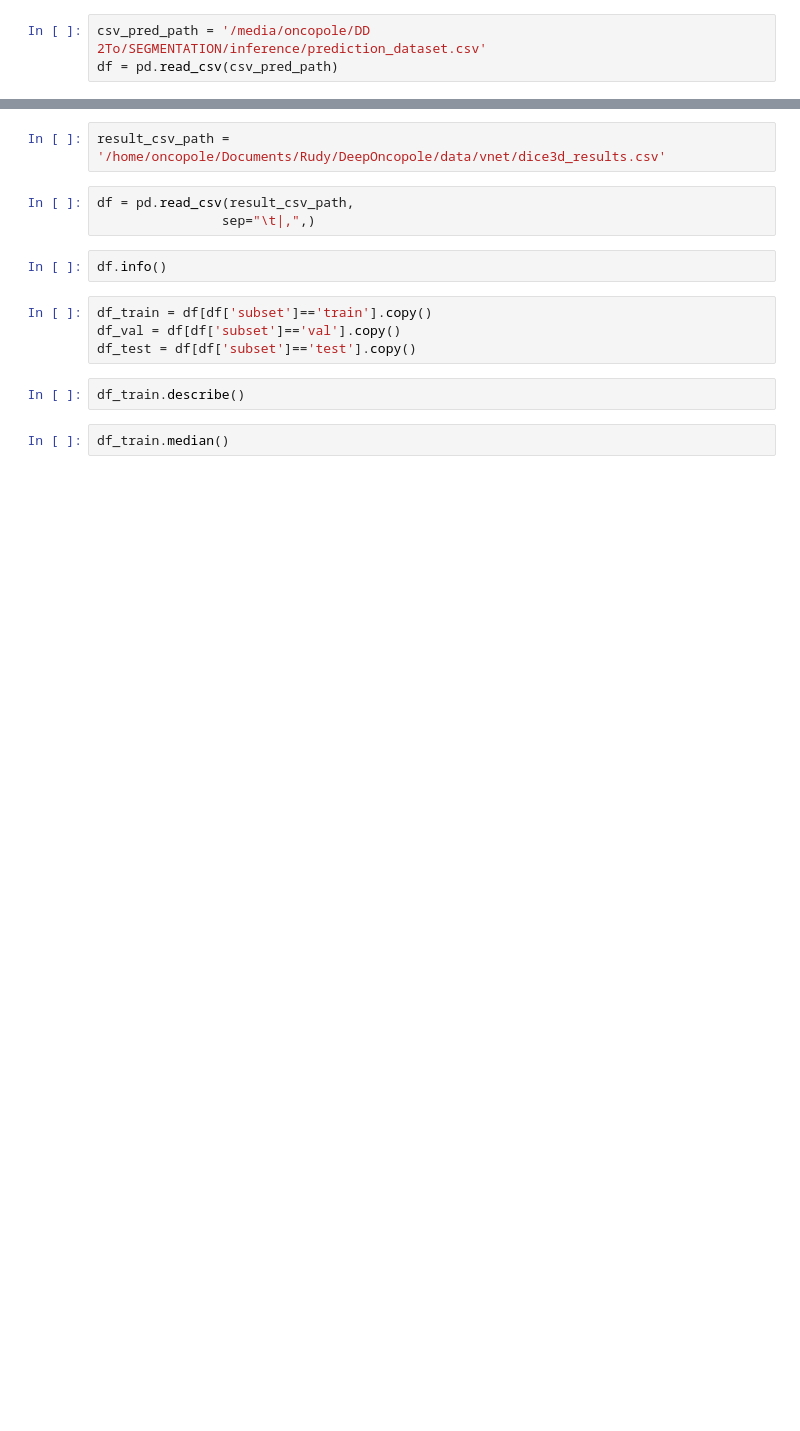
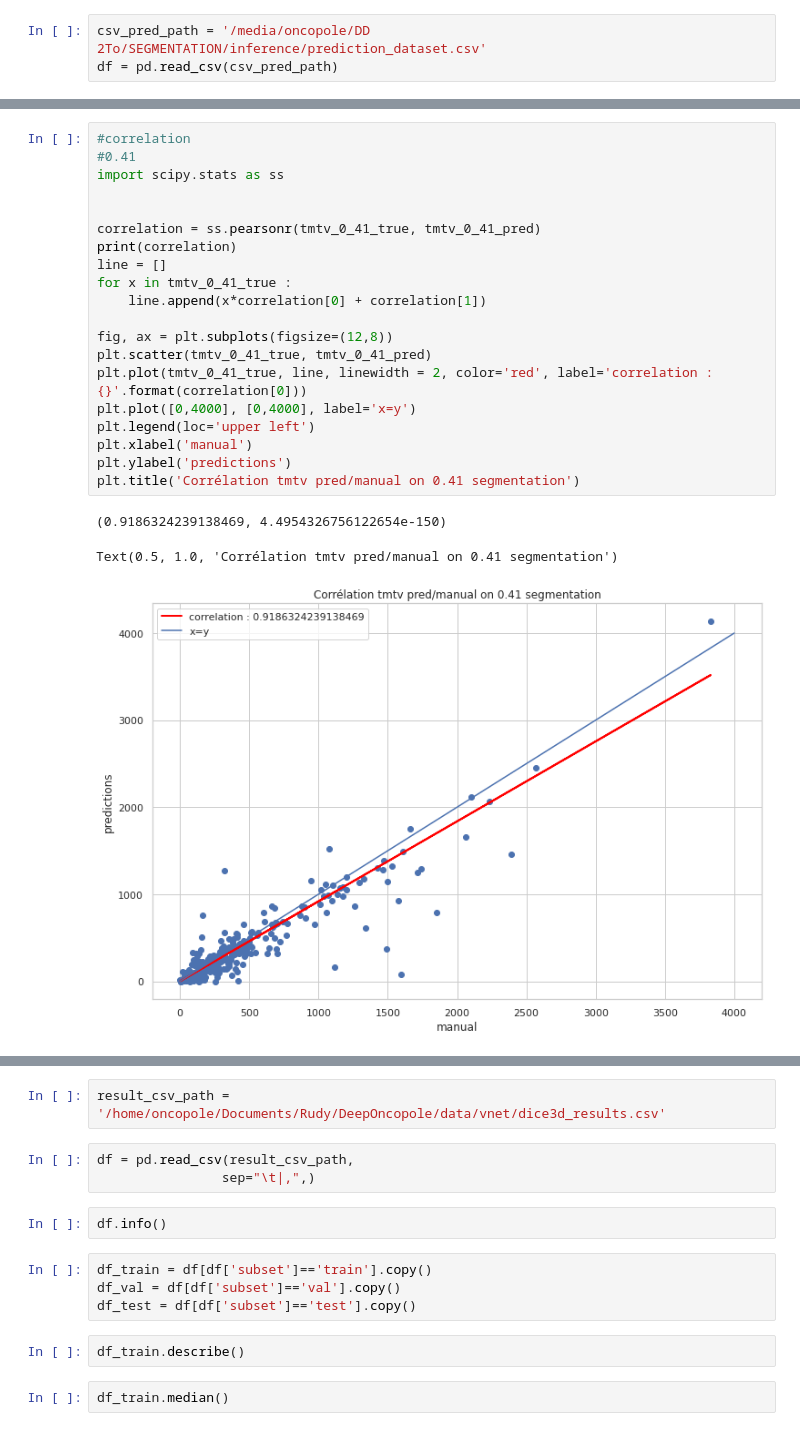
Before and after one commit to salimkanoun/DeepOncology, a Jupyter notebook: result_stats.ipynb, the cells around one changed output, grey strips where cells are left out. Drawn from its saved outputs; the diff is of its cells as text; blank space fills up the shorter version.

```diff
--- a/result_stats.ipynb
+++ b/result_stats.ipynb
@@ -231,0 +446,24 @@ with open(os.path.join(directory, filename), 'w') as csv_file :
+# %%
+#correlation
+#0.41
+import scipy.stats as ss
+
+
+correlation = ss.pearsonr(tmtv_0_41_true, tmtv_0_41_pred)
+print(correlation)
+line = []
+for x in tmtv_0_41_true :
+    line.append(x*correlation[0] + correlation[1])
+
+fig, ax = plt.subplots(figsize=(12,8))
+plt.scatter(tmtv_0_41_true, tmtv_0_41_pred)
+plt.plot(tmtv_0_41_true, line, linewidth = 2, color='red', label='correlation : {}'.format(correlation[0]))
+plt.plot([0,4000], [0,4000], label='x=y')
+plt.legend(loc='upper left')
+plt.xlabel('manual')
+plt.ylabel('predictions')
+plt.title('Corrélation tmtv pred/manual on 0.41 segmentation')
+# %% [output]
+(0.9186324239138469, 4.4954326756122654e-150)
+Text(0.5, 1.0, 'Corrélation tmtv pred/manual on 0.41 segmentation')
+[figure, added]
```
Also changed, not shown: parts of 25 cells of this notebook, 2 other files.
